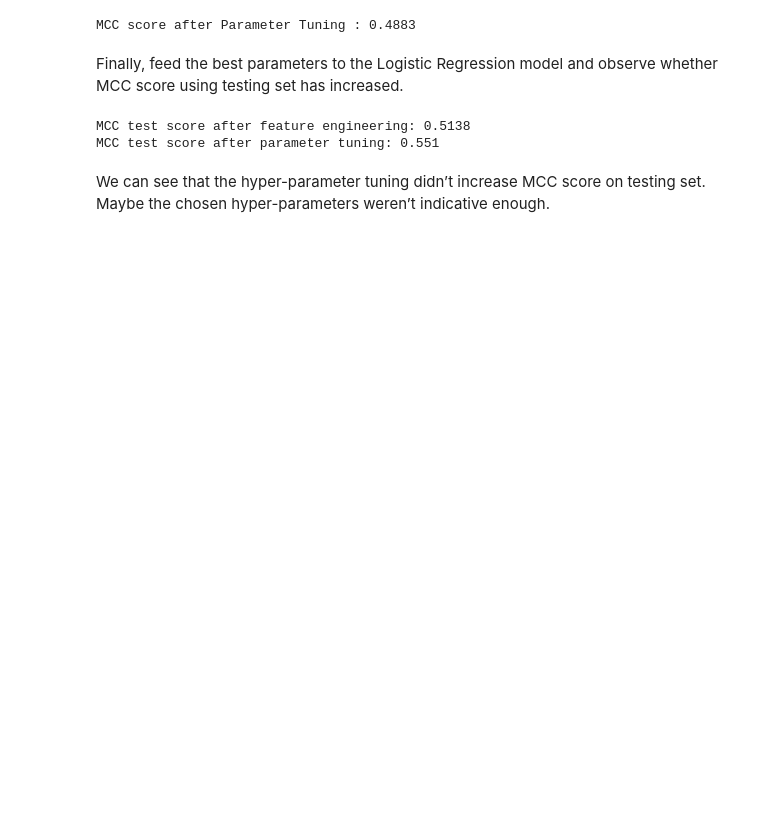
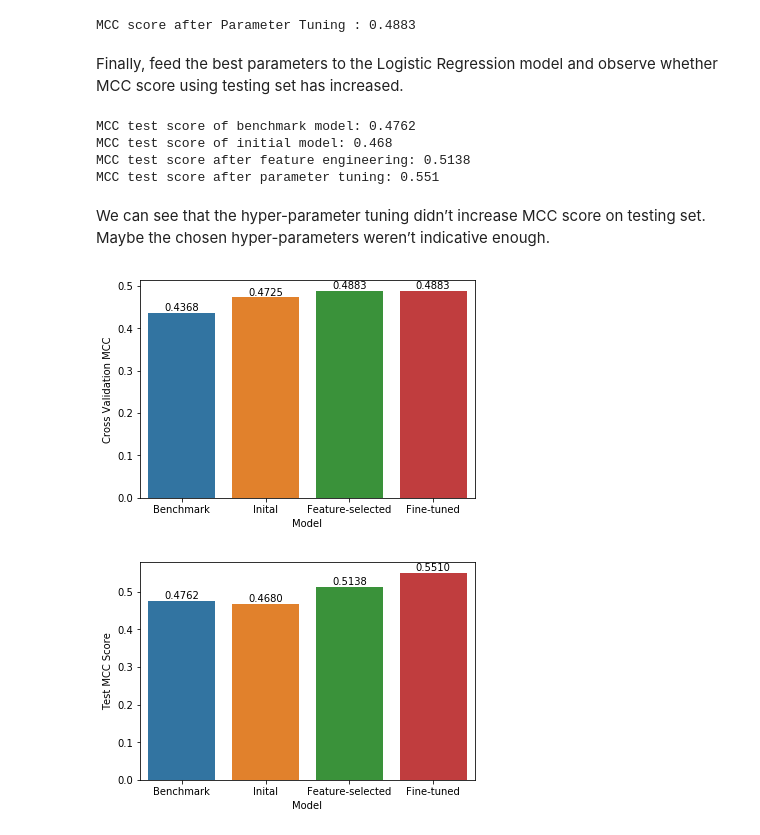
Before and after one commit to nccheng/machine-learning, a Jupyter notebook: projects/capstone/predicting_diabetes.ipynb, the cells around one changed output. Drawn from its saved outputs; the diff is of its cells as text; code cells hidden in the pictures; blank space fills up the shorter version.

```diff
--- a/projects/capstone/predicting_diabetes.ipynb
+++ b/projects/capstone/predicting_diabetes.ipynb
@@ -396,20 +396,52 @@ MCC score after Parameter Tuning : 0.4883
 Finally, feed the best parameters to the Logistic Regression model and observe whether MCC score using testing set  has increased.
 # %%
 logreg_model_pt = grid.best_estimator_
+logre_model_init = models[2][1]
 
-
+model_bm.fit(X_train_bm, y_train_bm)
+logre_model_init.fit(X_train, y_train)
 logreg_model.fit(X_train_new, y_train_new)
 logreg_model_pt.fit(X_train_new, y_train_new)
 
-
+bm_test_y_pred = model_bm.predict(X_test_bm)
+init_test_y_pred = logre_model_init.predict(X_test)
 fe_test_y_pred = logreg_model.predict(X_test_new)
 pt_test_y_pred = logreg_model_pt.predict(X_test_new)
 
 
+print("MCC test score of benchmark model: {}".format(round(matthews_corrcoef(y_test_bm, bm_test_y_pred), 4)))
+print("MCC test score of initial model: {}".format(round(matthews_corrcoef(y_test, init_test_y_pred), 4)))
 print("MCC test score after feature engineering: {}".format(round(matthews_corrcoef(y_test_new, fe_test_y_pred), 4)))
 print("MCC test score after parameter tuning: {}".format(round(matthews_corrcoef(y_test_new, pt_test_y_pred), 4)))
 # %% [output]
+MCC test score of benchmark model: 0.4762
+MCC test score of initial model: 0.468
 MCC test score after feature engineering: 0.5138
 MCC test score after parameter tuning: 0.551
 # %% [markdown]
 We can see that the hyper-parameter tuning didn’t increase MCC score on testing set. Maybe the chosen hyper-parameters weren’t indicative enough.
+# %%
+model_name = ['Benchmark', 'Inital', 'Feature-selected', 'Fine-tuned']
+average_MCC = [0.4368, 0.4725, 0.4883, 0.4883]
+test_MCC = [0.4762, 0.468, 0.5138, 0.551]
+
+df_summary = pd.DataFrame({'Name': model_name, 'Cross Validation MCC Score': average_MCC, 'Test MCC Score': test_MCC})
+
+axis = sns.barplot(x = 'Name', y = 'Cross Validation MCC Score', data = df_summary)
+axis.set(xlabel='Model', ylabel='Cross Validation MCC')
+for p in axis.patches:
+    height = p.get_height()
+    axis.text(p.get_x() + p.get_width()/2, height + 0.005, '{:1.4f}'.format(height), ha="center")
+
+plt.show()
+
+axis = sns.barplot(x = 'Name', y = 'Test MCC Score', data = df_summary)
+axis.set(xlabel='Model', ylabel='Test MCC Score')
+for p in axis.patches:
+    height = p.get_height()
+    axis.text(p.get_x() + p.get_width()/2, height + 0.005, '{:1.4f}'.format(height), ha="center")
+
+plt.show()
+# %% [output]
+[figure, added]
+[figure, added]
```
Also changed, not shown: parts of 4 cells of this notebook.
